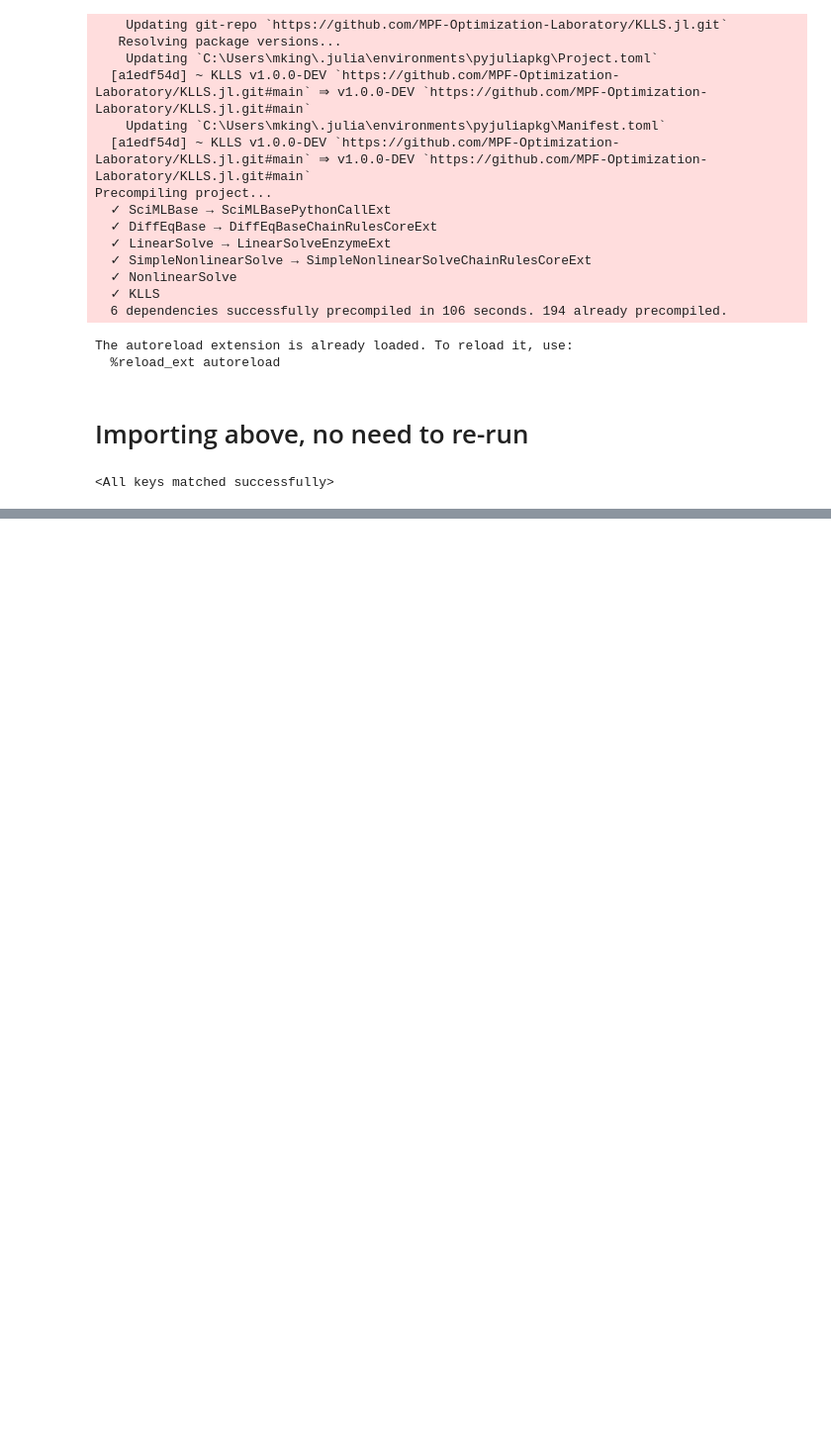
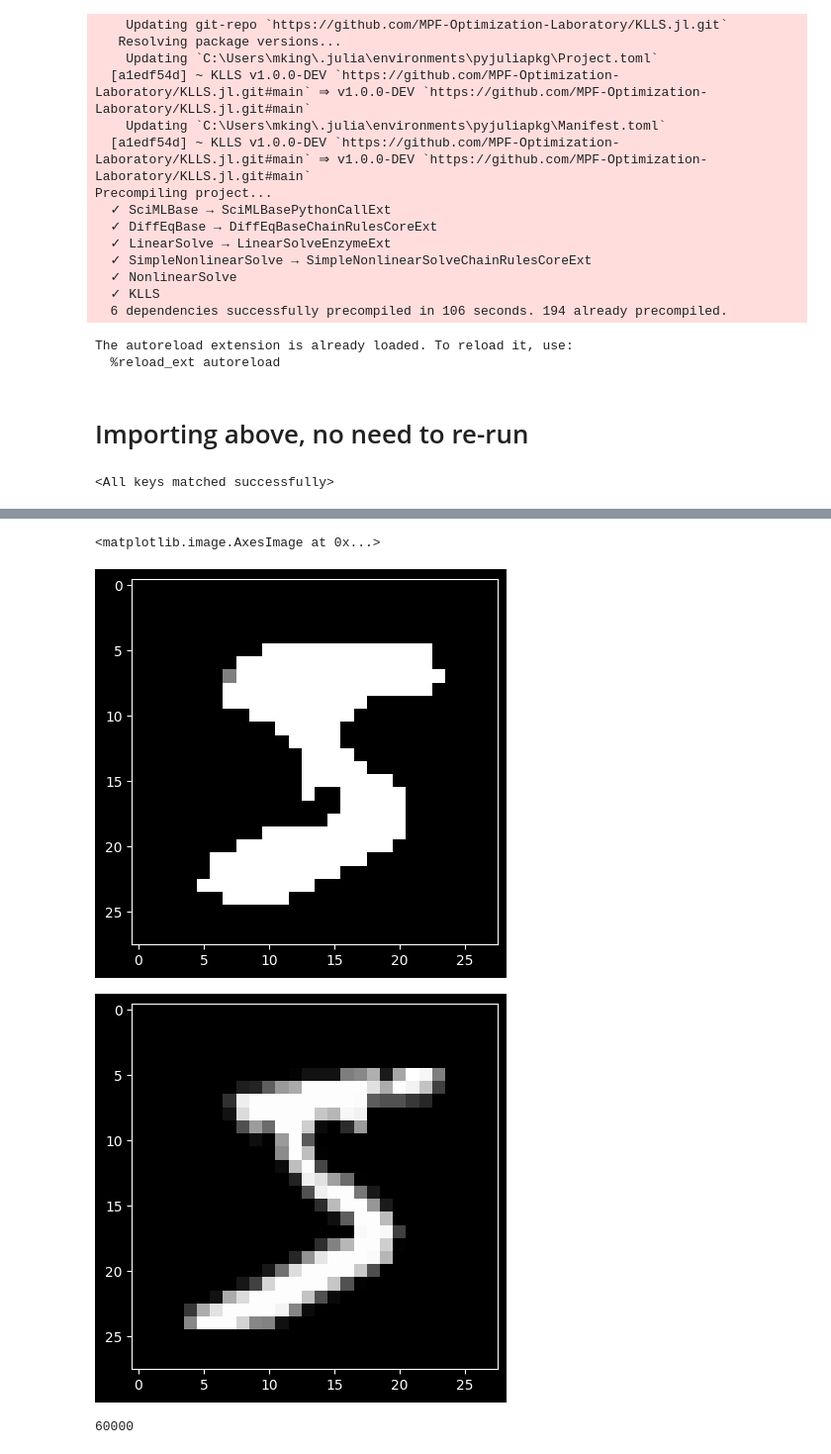
Before and after one commit to mattkingros/gan-vae-pretrained-pytorch, a Jupyter notebook: Scratch_Experiments.ipynb, the cells around one changed output, grey strips where cells are left out. Shown at 99% size. Cells and saved outputs as stored; diff of their text form; code cells hidden in the pictures; blank space fills up the shorter version.

```diff
--- a/Scratch_Experiments.ipynb
+++ b/Scratch_Experiments.ipynb
@@ -122,0 +105,17 @@ tensor([[[ 1.5900, -0.2048,  1.4300],
+# %%
+im0 = datasets.MNIST(root=test_root, train=True).data[0].float()
+im1 = datasets.MNIST(root=test_root, train=True).data[1].float()
+im2 = datasets.MNIST(root=test_root, train=True).data[2].float()
+im0_reconstructed = to_im(net(im0)[0])
+plt.figure()
+plt.imshow(im0_reconstructed.reshape(28,28),cmap='gray')
+plt.figure()
+plt.imshow(im0.reshape(28,28),cmap='gray')
+# %% [output]
+<matplotlib.image.AxesImage at 0x...>
+[figure, added]
+[figure, added]
+# %%
+datasets.MNIST(root=test_root, train=True).data.size()[0]
+# %% [output]
+60000
```
Also changed, not shown: parts of 9 cells of this notebook, 1 other file.
